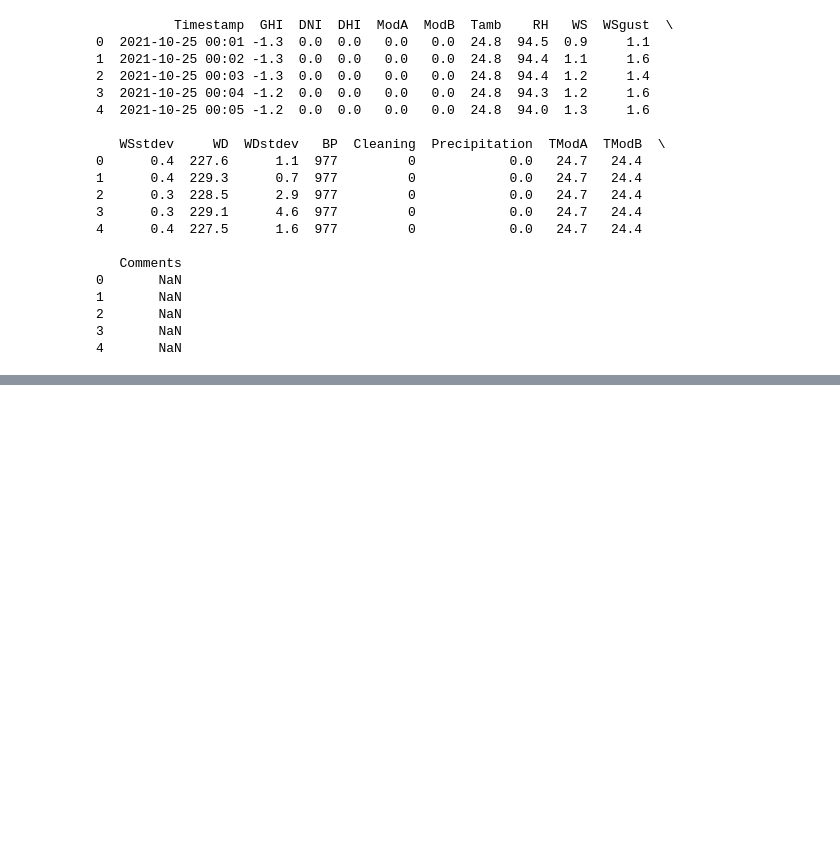
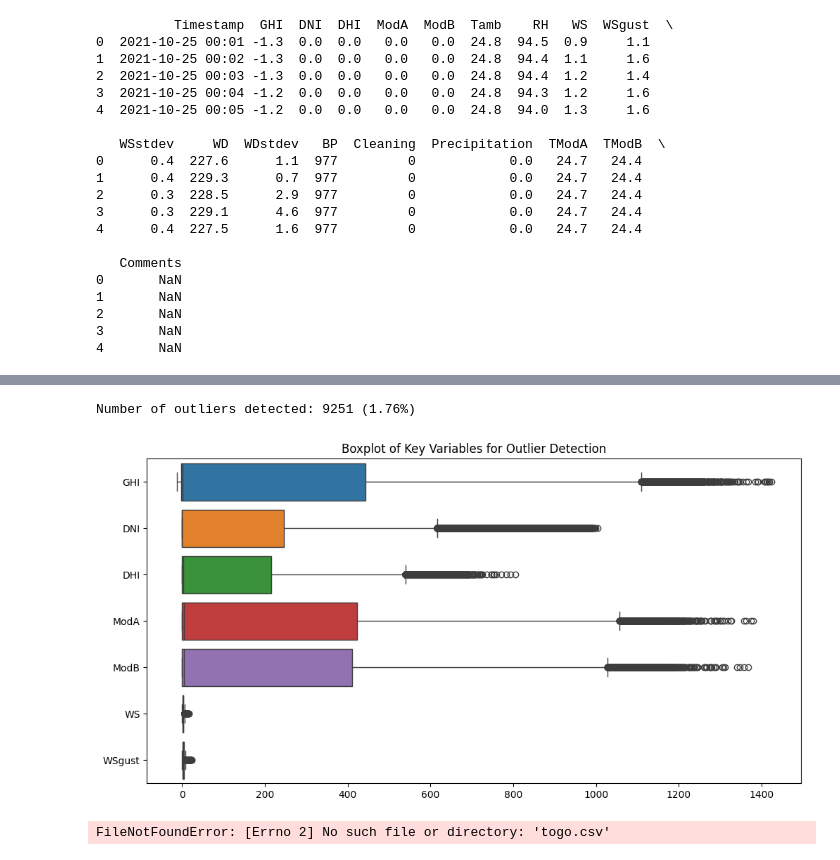
Before and after one commit to Abedulaziz01/we, a Jupyter notebook: notebook/task1.ipynb, the cells around one changed output, grey strips where cells are left out. Saved outputs shown, nothing was run; the diff lists cells and outputs as text; code cells hidden in the pictures; blank space fills up the shorter version.

Commit message:
togo analysis

```diff
--- a/notebook/task1.ipynb
+++ b/notebook/task1.ipynb
@@ -30,0 +55,5 @@ print(df.head())
+# %%
+import pandas as pd
+
+df = pd.read_csv('Data/togo.csv', parse_dates=["Timestamp"])
+df.head()
@@ -30,0 +122,19 @@ print(df.head())
+# %%
+# Define key columns for outlier detection
+key_columns = ['GHI', 'DNI', 'DHI', 'ModA', 'ModB', 'WS', 'WSgust']
+from scipy import stats
+# %%
+# Calculate Z-scores for outlier detection
+z_scores = df[key_columns].apply(stats.zscore, nan_policy='omit')
+outliers = (abs(z_scores) > 3).any(axis=1)
+
+print(f"Number of outliers detected: {outliers.sum()} ({outliers.mean()*100:.2f}%)")
+# %% [output]
+Number of outliers detected: 9251 (1.76%)
+# %%
+plt.figure(figsize=(12, 6))
+sns.boxplot(data=df[key_columns], orient='h')
+plt.title('Boxplot of Key Variables for Outlier Detection')
+plt.show()
+# %% [output]
+[figure, added]
@@ -30,0 +175,4 @@ print(df.head())
+# %%
+df = pd.read_csv('togo.csv', parse_dates=['Timestamp'])
+# %% [output]
+FileNotFoundError: [Errno 2] No such file or directory: 'togo.csv'
```
Also changed, not shown: parts of 4 cells of this notebook, 3 other files.
